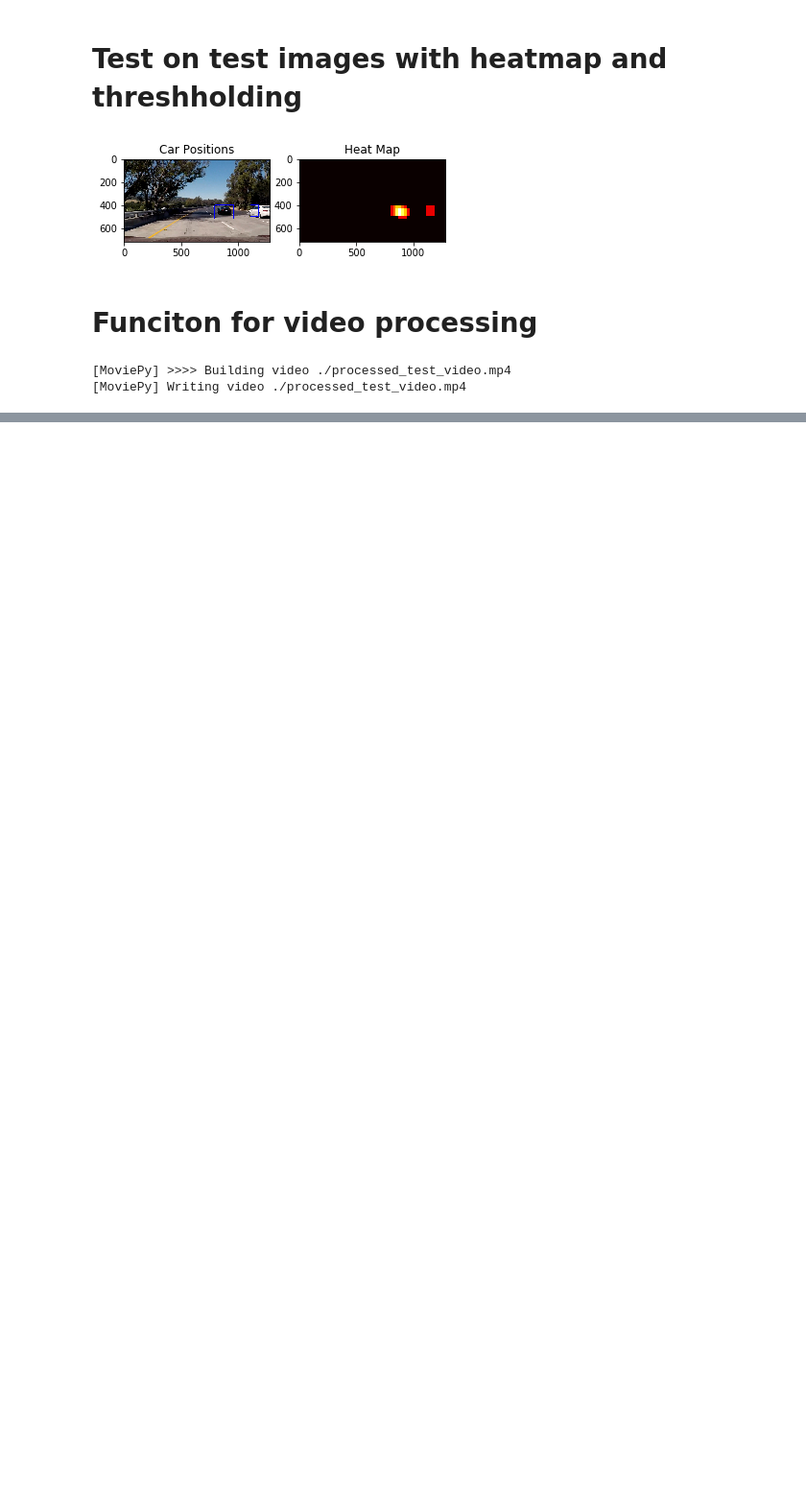
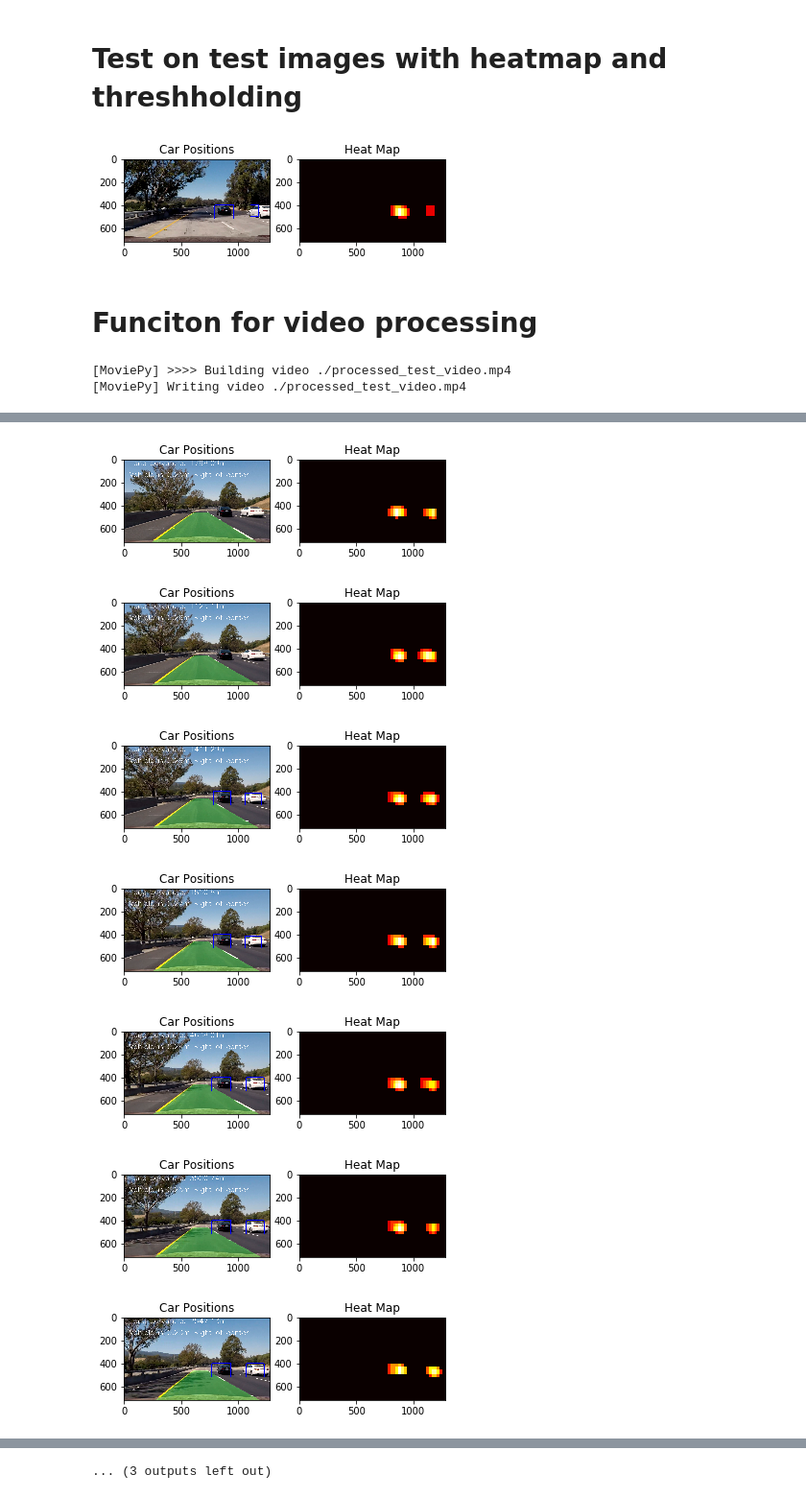
Before and after one commit to ahubi/CarND-Vehicle-Detection, a Jupyter notebook: vehicle_detection.ipynb, the cells around one changed output, grey strips where cells are left out. Shown at 96% size. Saved outputs shown, nothing was run; the diff lists cells and outputs as text; code cells hidden in the pictures; blank space fills up the shorter version.

```diff
--- a/vehicle_detection.ipynb
+++ b/vehicle_detection.ipynb
@@ -537,10 +550,13 @@ def process_image(img):
     global frame_counter
     global labeled_boxes
     global treshold_frames
+    global img_counter
+    global img_store
+    img_counter +=1
 
     heat = np.zeros_like(img[:,:,0]).astype(np.float)
     img = lane_image(img)
-    box_list = find_cars(img,
+    box_list, _ = find_cars(img,
                        ystart,
                        ystop,
                        scale,
@@ -555,13 +571,18 @@ def process_image(img):
     if frame_counter < threshold_frames:
         box_lists +=box_list
         frame_counter +=1
+        #always draw boxes on image
+        for box in labeled_boxes:
+            cv2.rectangle(img, box[0], box[1], (0,0,255), 6)
+
     else:
         # Add heat to each box in box list
         heat = add_heat(heat,box_lists)
         # Apply threshold to help remove false positives
         heat = apply_threshold(heat,threshold_frames*2)
+
         # Visualize the heatmap when displaying
-        #heatmap = np.clip(heat, 0, 255)
+        heatmap = np.clip(heat, 0, 255)
 
         # Find final boxes from heatmap using label function
         labels = label(heat)
@@ -572,10 +593,13 @@ def process_image(img):
         #reset threshold and boxes
         box_lists =[]
         frame_counter = 0
+        #always draw boxes on image
+        for box in labeled_boxes:
+            cv2.rectangle(img, box[0], box[1], (0,0,255), 6)
 
-    #always draw boxes on image
-    for box in labeled_boxes:
-        cv2.rectangle(img, box[0], box[1], (0,0,255), 6)
+        if img_store == True:
+            img_heatmap_plot(img, heatmap, 'output_images/final_pipeline_plot_' + str(img_counter))
+            store_image(img,'output_images/', 'final_pipeline_image_' + str(img_counter) + '.png', True)
 
     return img
 # %%
@@ -591,8 +615,13 @@ car_list = {}
 frame_counter = 0
 boxes_counter = 0
 
+#counter for image names
+img_counter = 0
+#to alow visualiting of pipeline
+img_store = True
+
 #threshold
-threshold_frames = 3
+threshold_frames = 2
 threshold_boxes = 4
 
 inputfile = 'test_video.mp4'
@@ -611,0 +641,7 @@ Wall time: 23.1 s
+[figure, added]
+[figure, added]
+[figure, added]
+[figure, added]
+[figure, added]
+[figure, added]
+[figure, added]
@@ -611,0 +651 @@ Wall time: 23.1 s
+... (3 outputs left out)
```
Also changed, not shown: parts of 7 cells of this notebook, 36 other files.
